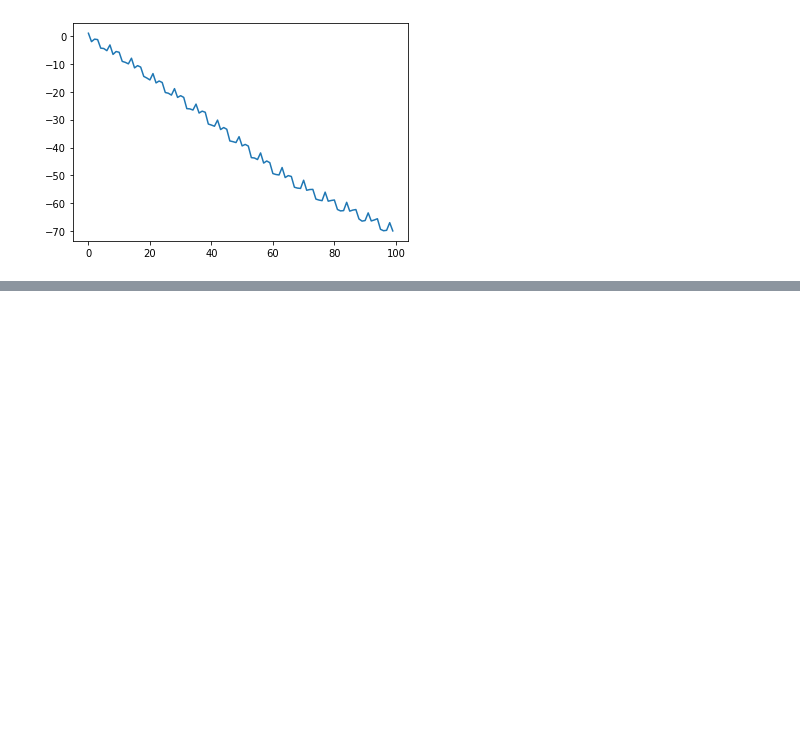
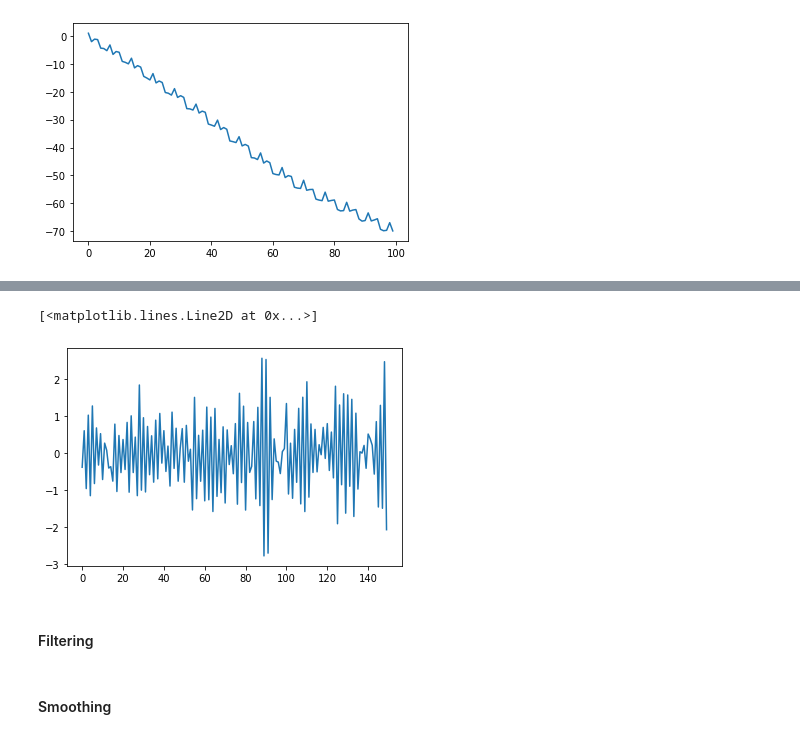
Before and after one commit to kaijennissen/fbprophet, a Jupyter notebook: notebooks/0_Structural_Time_Series.ipynb, the cells around one changed output, grey strips where cells are left out. Drawn from its saved outputs; the diff is of its cells as text; code cells hidden in the pictures; blank space fills up the shorter version.

```diff
--- a/notebooks/0_Structural_Time_Series.ipynb
+++ b/notebooks/0_Structural_Time_Series.ipynb
@@ -601,0 +741,13 @@ plt.plot(y)
+# %%
+ar_model = tfp.sts.AutoregressiveStateSpaceModel(
+    num_timesteps=150,
+    coefficients=[-0.9],
+    level_scale=0.5,
+    initial_state_prior=tfd.MultivariateNormalDiag(
+      scale_diag=[1.]))
+
+y = ar_model.sample()
+plt.plot(y)
+# %% [output]
+[<matplotlib.lines.Line2D at 0x...>]
+[figure, added]
@@ -601,0 +788,2 @@ plt.plot(y)
+# %% [markdown]
+#### Filtering
@@ -601,0 +792,2 @@ plt.plot(y)
+# %% [markdown]
+#### Smoothing
```
Also changed, not shown: parts of 25 cells of this notebook, 10 other files.
